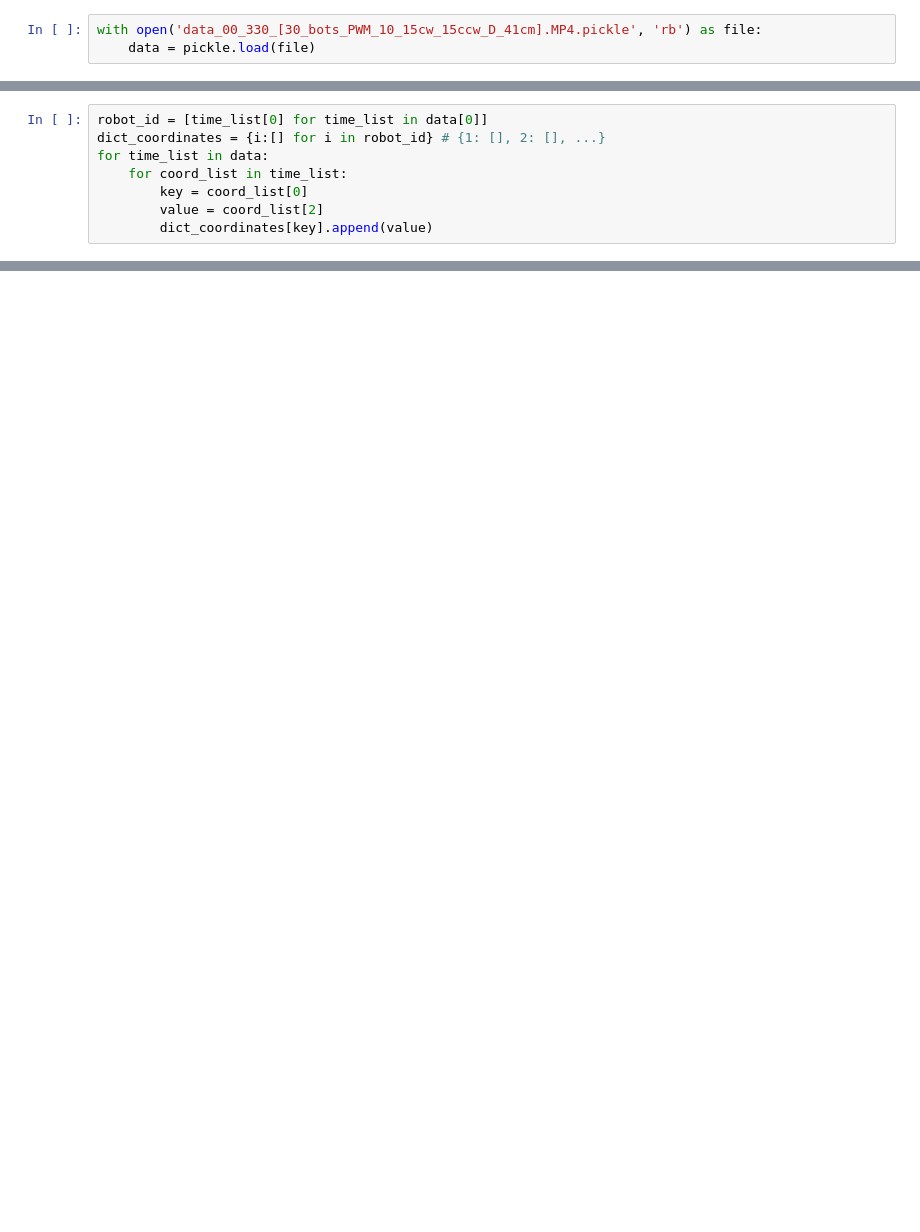
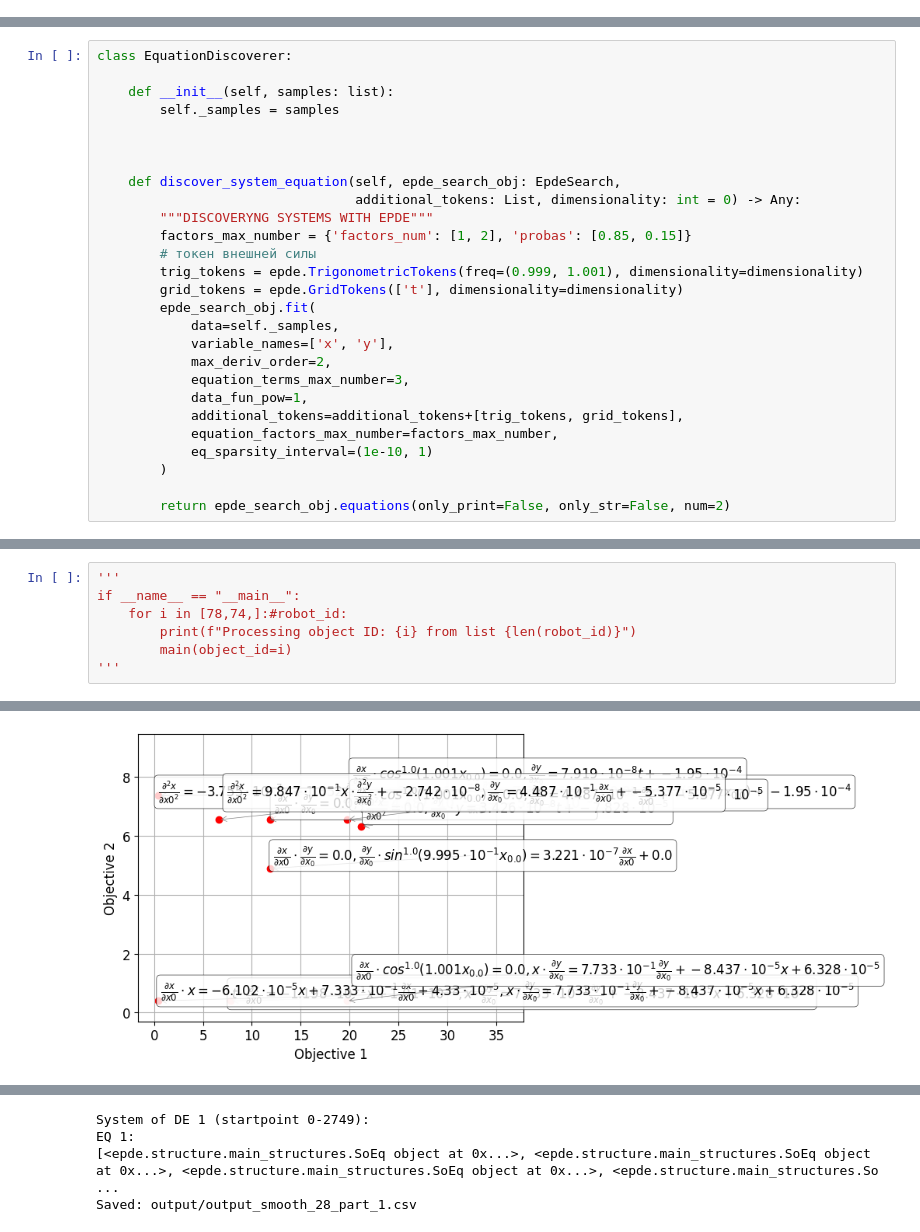
Before and after one commit to 20saaa02/Active_Matter, a Jupyter notebook: discovery_science.ipynb, the cells around one changed output, grey strips where cells are left out. Drawn from its saved outputs; the diff is of its cells as text; blank space fills up the shorter version.

```diff
--- a/discovery_science.ipynb
+++ b/discovery_science.ipynb
@@ -6,3 +0,0 @@ from plotly.subplots import make_subplots
-# %%
-with open('data_00_330_[30_bots_PWM_10_15cw_15ccw_D_41cm].MP4.pickle', 'rb') as file:
-    data = pickle.load(file)
@@ -14,8 +0,0 @@ print(len(data), len(data[0]), len(data[0][0]))
-# %%
-robot_id = [time_list[0] for time_list in data[0]]
-dict_coordinates = {i:[] for i in robot_id} # {1: [], 2: [], ...}
-for time_list in data:
-    for coord_list in time_list:
-        key = coord_list[0]
-        value = coord_list[2]
-        dict_coordinates[key].append(value)
@@ -211,0 +94,27 @@ fig.show()
+# %%
+class EquationDiscoverer:
+
+    def __init__(self, samples: list):
+        self._samples = samples
+
+
+
+    def discover_system_equation(self, epde_search_obj: EpdeSearch,
+                                 additional_tokens: List, dimensionality: int = 0) -> Any:
+        """DISCOVERYNG SYSTEMS WITH EPDE"""
+        factors_max_number = {'factors_num': [1, 2], 'probas': [0.85, 0.15]}
+        # токен внешней силы
+        trig_tokens = epde.TrigonometricTokens(freq=(0.999, 1.001), dimensionality=dimensionality)
+        grid_tokens = epde.GridTokens(['t'], dimensionality=dimensionality)
+        epde_search_obj.fit(
+            data=self._samples,
+            variable_names=['x', 'y'],
+            max_deriv_order=2,
+            equation_terms_max_number=3,
+            data_fun_pow=1,
+            additional_tokens=additional_tokens+[trig_tokens, grid_tokens],
+            equation_factors_max_number=factors_max_number,
+            eq_sparsity_interval=(1e-10, 1)
+        )
+
+        return epde_search_obj.equations(only_print=False, only_str=False, num=2)
@@ -211,0 +364,8 @@ fig.show()
+# %%
+'''
+if __name__ == "__main__":
+    for i in [78,74,]:#robot_id:
+        print(f"Processing object ID: {i} from list {len(robot_id)}")
+        main(object_id=i)
+'''
+# %% [output]
@@ -211,0 +389 @@ fig.show()
+[figure, added]
@@ -211,0 +426,4 @@ fig.show()
+System of DE 1 (startpoint 0-2749):
+EQ 1:
+[<epde.structure.main_structures.SoEq object at 0x...>, <epde.structure.main_structures.SoEq object at 0x...>, <epde.structure.main_structures.SoEq object at 0x...>, <epde.structure.main_structures.So ...
+Saved: output/output_smooth_28_part_1.csv
```
Also changed, not shown: parts of 16 cells of this notebook, 33 other files.
